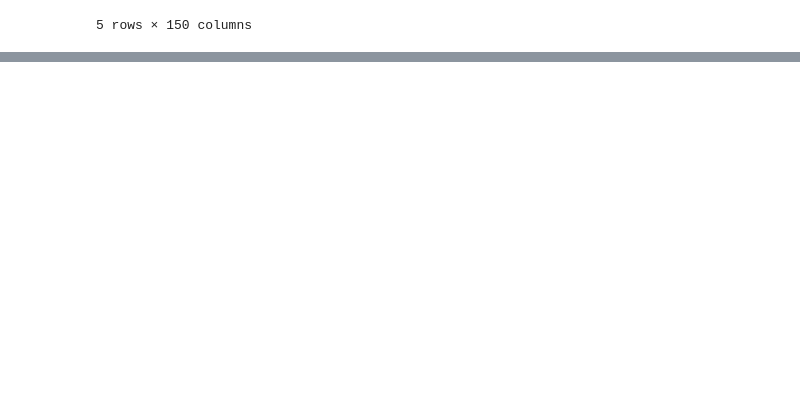
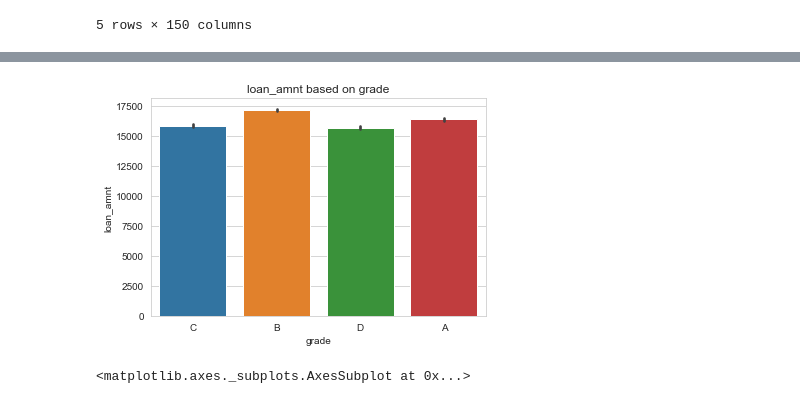
Before and after one commit to samsonq/Macroeconomic-Default-Analysis, a Jupyter notebook: notebooks/EDA & Data Visualization.ipynb, the cells around one changed output, grey strips where cells are left out. Saved outputs shown, nothing was run; the diff lists cells and outputs as text; code cells hidden in the pictures; blank space fills up the shorter version.

```diff
--- a/notebooks/EDA & Data Visualization.ipynb
+++ b/notebooks/EDA & Data Visualization.ipynb
@@ -39,0 +47,5 @@ Rows: 143021  Columns: 150
+# %%
+plots.single_barplot(data, "grade", "loan_amnt")
+# %% [output]
+[figure, added]
+<matplotlib.axes._subplots.AxesSubplot at 0x...>
```
Also changed, not shown: parts of 3 cells of this notebook, 4 other files.
